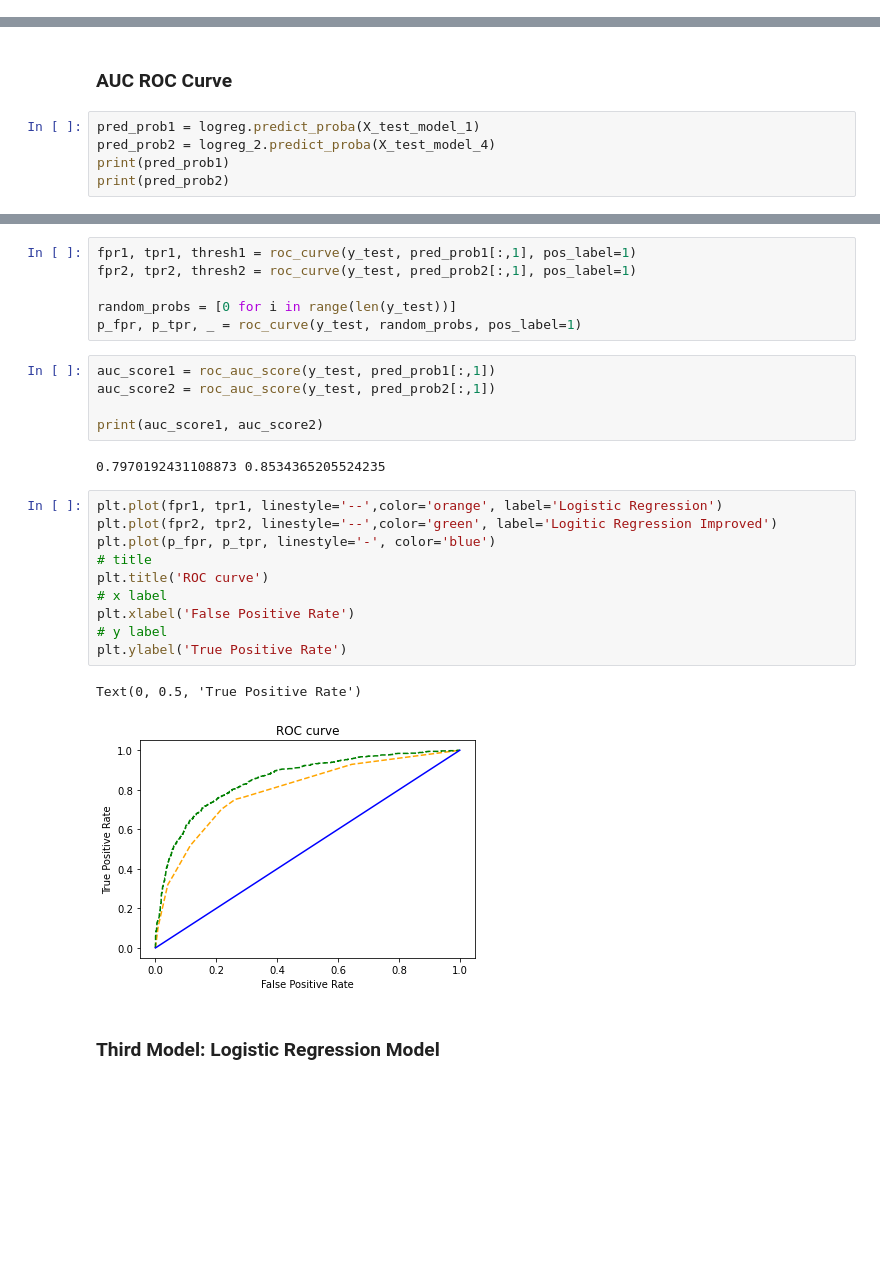
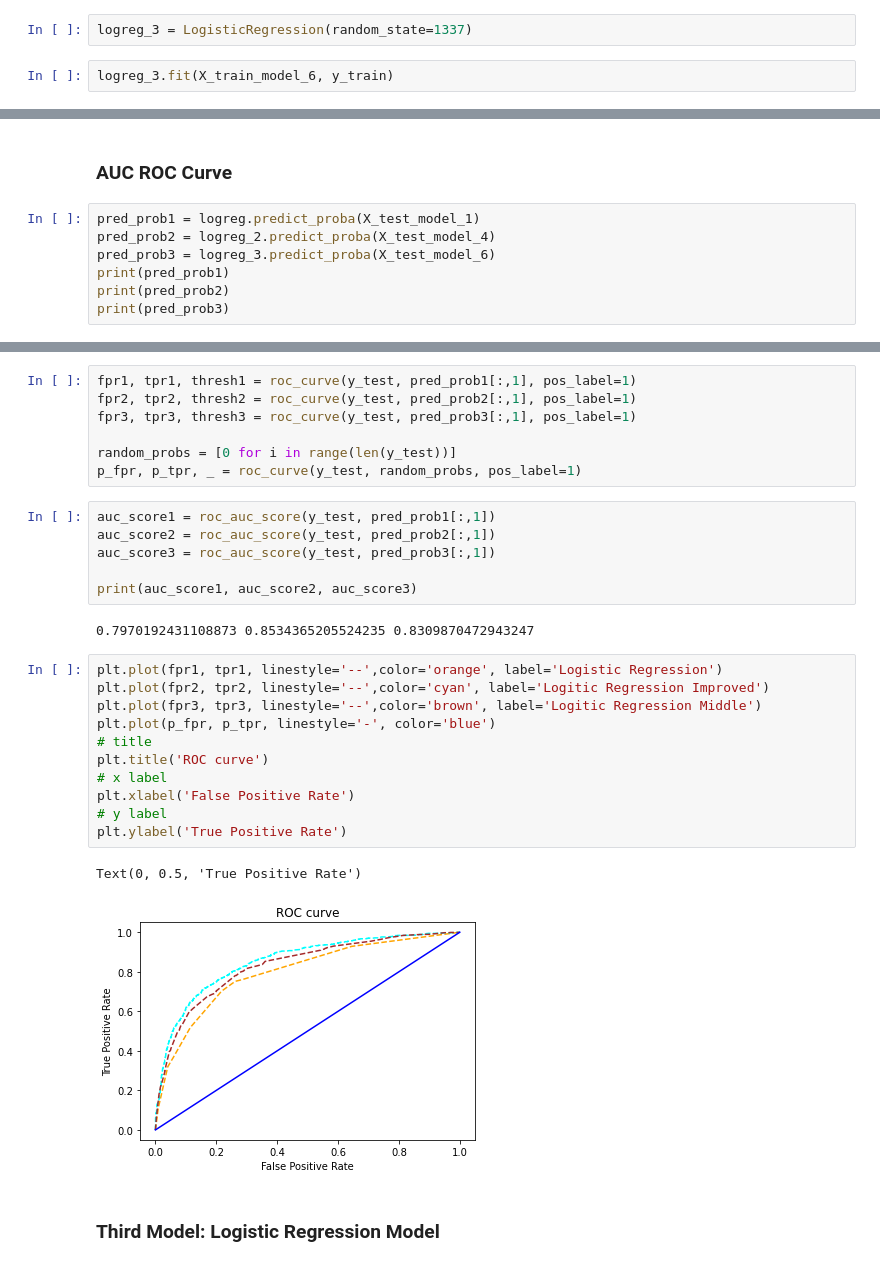
Before and after one commit to VinnieA3/dsc-phase-3-project, a Jupyter notebook: albert_notebook.ipynb, the cells around one changed output, grey strips where cells are left out. Saved outputs shown, nothing was run; the diff lists cells and outputs as text; blank space fills up the shorter version.

Commit message:
updated modeling and tuning

```diff
--- a/albert_notebook.ipynb
+++ b/albert_notebook.ipynb
@@ -909,0 +1020,4 @@ weighted avg       0.81      0.81      0.81      2949
+# %%
+logreg_3 = LogisticRegression(random_state=1337)
+# %%
+logreg_3.fit(X_train_model_6, y_train)
@@ -912,8 +1052,10 @@ weighted avg       0.81      0.81      0.81      2949
 # %%
 pred_prob1 = logreg.predict_proba(X_test_model_1)
 pred_prob2 = logreg_2.predict_proba(X_test_model_4)
+pred_prob3 = logreg_3.predict_proba(X_test_model_6)
 print(pred_prob1)
 print(pred_prob2)
+print(pred_prob3)
 # %% [output]
 [[0.48253343 0.51746657]
  [0.84542695 0.15457305]
@@ -932,29 +1077,32 @@ print(pred_prob2)
 # %%
 fpr1, tpr1, thresh1 = roc_curve(y_test, pred_prob1[:,1], pos_label=1)
 fpr2, tpr2, thresh2 = roc_curve(y_test, pred_prob2[:,1], pos_label=1)
+fpr3, tpr3, thresh3 = roc_curve(y_test, pred_prob3[:,1], pos_label=1)
 
 random_probs = [0 for i in range(len(y_test))]
 p_fpr, p_tpr, _ = roc_curve(y_test, random_probs, pos_label=1)
 # %%
 auc_score1 = roc_auc_score(y_test, pred_prob1[:,1])
 auc_score2 = roc_auc_score(y_test, pred_prob2[:,1])
+auc_score3 = roc_auc_score(y_test, pred_prob3[:,1])
 
-print(auc_score1, auc_score2)
+print(auc_score1, auc_score2, auc_score3)
 # %% [output]
-0.7970192431108873 0.8534365205524235
+0.7970192431108873 0.8534365205524235 0.8309870472943247
 # %%
 plt.plot(fpr1, tpr1, linestyle='--',color='orange', label='Logistic Regression')
-plt.plot(fpr2, tpr2, linestyle='--',color='green', label='Logitic Regression Improved')
+plt.plot(fpr2, tpr2, linestyle='--',color='cyan', label='Logitic Regression Improved')
+plt.plot(fpr3, tpr3, linestyle='--',color='brown', label='Logitic Regression Middle')
 plt.plot(p_fpr, p_tpr, linestyle='-', color='blue')
 # title
 plt.title('ROC curve')
 # x label
 plt.xlabel('False Positive Rate')
 # y label
 plt.ylabel('True Positive Rate')
 # %% [output]
 Text(0, 0.5, 'True Positive Rate')
-[figure, old version]
+[figure, new version]
 # %% [markdown]
 ### Third Model: Logistic Regression Model
 # %%
```
Also changed, not shown: parts of 30 cells of this notebook.
